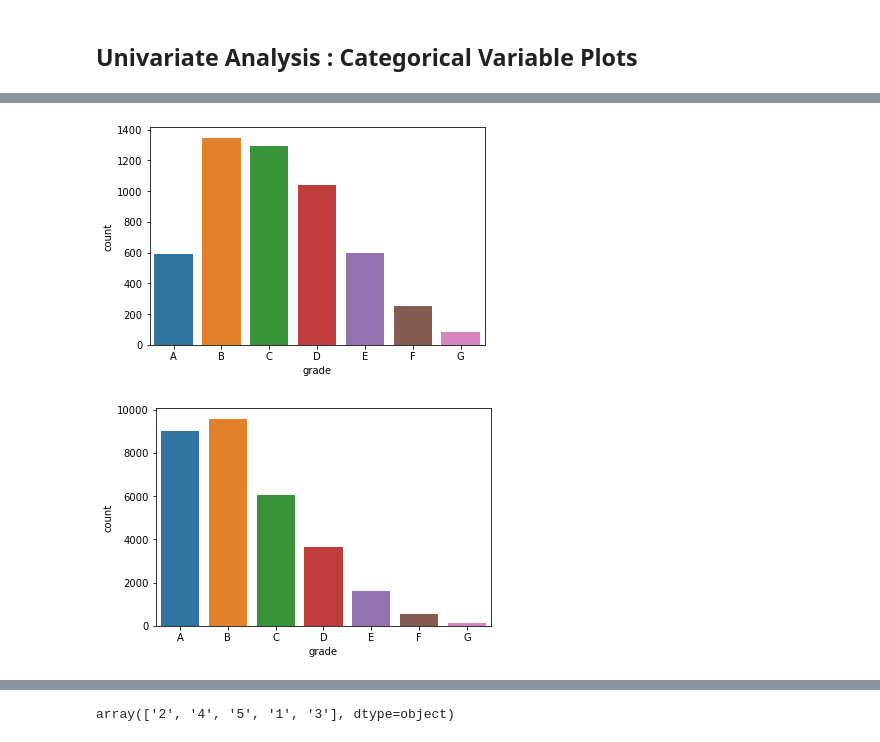
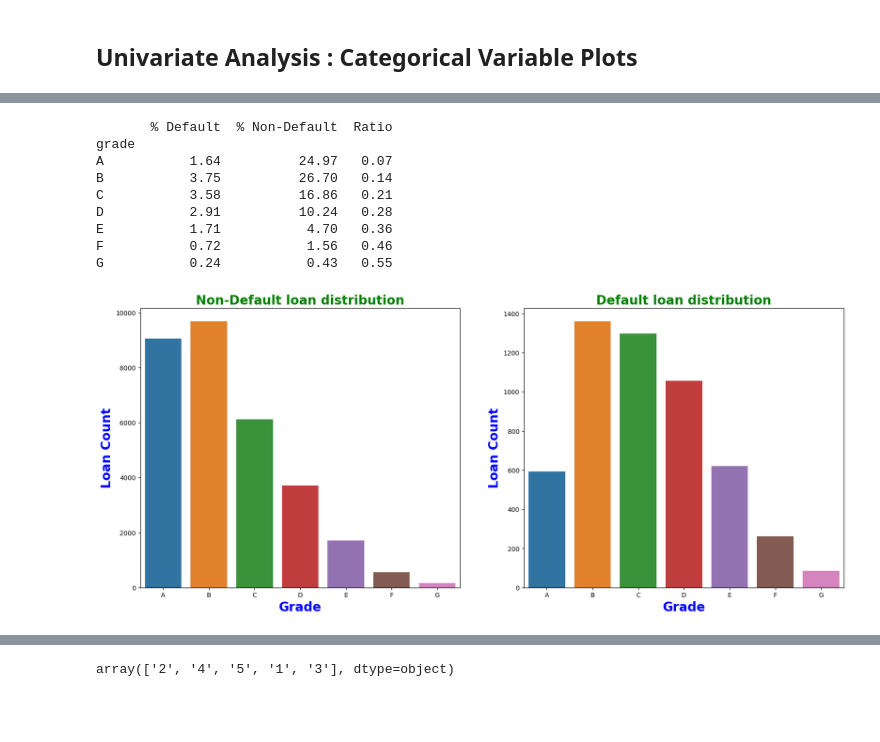
Before and after one commit to charankumarhs/LendingClubCaseStudy, a Jupyter notebook: Charan_Hulmani.ipynb, the cells around one changed output, grey strips where cells are left out. Saved outputs shown, nothing was run; the diff lists cells and outputs as text; code cells hidden in the pictures; blank space fills up the shorter version.

```diff
--- a/Charan_Hulmani.ipynb
+++ b/Charan_Hulmani.ipynb
@@ -192,7 +214,7 @@ def standardize_emp_length(emp_experience:str):
 
 df_lending_club['emp_length'] = df_lending_club['emp_length'].apply(lambda x :standardize_emp_length(str(x)))
 
-#df_lending_club[['emp_length']]= df_lending_club[['emp_length']].fillna(np.median)
+df_lending_club['emp_length']= df_lending_club['emp_length'].fillna(df_lending_club['emp_length'].median())
 # %% [markdown]
 `13. ` Standardize term by removing the word months
 # %%
@@ -222,0 +272,2 @@ memory usage: 9.7+ MB
+# %%
+df_lending_club.drop(columns=['emp_title'],inplace = True )
@@ -222,0 +276,4 @@ memory usage: 9.7+ MB
+# %%
+print(df_lending_club['loan_status'].value_counts(),'\n')
+df_lending_club['loan_status'] = df_lending_club['loan_status'].apply(lambda x : 'Non-Default' if x == 'Fully Paid' else 'Default' )
+print(df_lending_club['loan_status'].value_counts())
@@ -277,4 +342,4 @@ memory usage: 5.6+ MB
 # %% [markdown]
 `2. ` Change data type of int_rate to numeric float
 # %%
-df_lending_club['int_rate'].replace(regex = '%',value = '',inplace = True)
+df_lending_club['int_rate'] = df_lending_club['int_rate'].apply(lambda x: float(x.replace('%','')))
@@ -425,15 +562,46 @@ Name: grade, dtype: float64
-# %%
-# checking counts across different grades in both the categories seperatley
-
-sns.countplot(x='grade',order=['A','B','C','D','E','F','G'],data=df_lending_club[df_lending_club['loan_status']=='Charged Off'])
-plt.show()
-# %% [output]
-[figure, removed]
 # %%
-sns.countplot(x='grade',order=['A','B','C','D','E','F','G'],data=df_lending_club[df_lending_club['loan_status']=='Fully Paid'])
+df_default_loan_grade = df_lending_club[(df_lending_club['loan_status']=='Default')][['grade']]
+df_non_default_loan_grade = df_lending_club[(df_lending_club['loan_status']=='Non-Default')][['grade']]
+
+df_default_loan_grade_percent = df_default_loan_grade.value_counts().to_frame()/len(df_lending_club) * 100
+df_non_default_loan_grade_percent = df_non_default_loan_grade.value_counts().to_frame()/len(df_lending_club) *100
+
+
+df_loan_grade_percent = df_default_loan_grade_percent.merge(df_non_default_loan_grade_percent,
+                                                                            how = 'inner' , on ='grade')
+
+df_loan_grade_percent.rename(columns={'0_x':'% Default','0_y':'% Non-Default'},inplace=True)
+df_loan_grade_percent['Ratio'] = df_loan_grade_percent['% Default']/df_loan_grade_percent['% Non-Default']
+
+print((df_loan_grade_percent.sort_values(by='Ratio').round(decimals=2)))
+
+
+
+grade_order_to_display = sorted(df_lending_club.grade.unique().tolist())
+
+fig, ax = plt.subplots(1,2, figsize= (20,8), sharey= False)
+
+sns.countplot(ax=ax[0], x='grade',order=grade_order_to_display,
+              data=df_lending_club[df_lending_club['loan_status']=='Non-Default'])
+ax[0].set_xlabel('Grade',fontsize=20,fontweight='bold',c='b')
+ax[0].set_ylabel('Loan Count',fontsize=20,fontweight='bold',c='b')
+ax[0].set_title('Non-Default loan distribution',fontsize=20, fontweight='bold',c='g')
+
+sns.countplot(ax=ax[1], x='grade',order=grade_order_to_display,
+              data=df_lending_club[df_lending_club['loan_status']=='Default'])
+ax[1].set_xlabel('Grade',fontsize=20,fontweight='bold',c='b')
+ax[1].set_ylabel('Loan Count',fontsize=20,fontweight='bold',c='b')
+ax[1].set_title('Default loan distribution', fontsize=20,fontweight='bold',c='g')
 plt.show()
-
-## Max successful loads paid off also appearing for Grade B, an then followed by A & C
 # %% [output]
+       % Default  % Non-Default  Ratio
+grade
+A           1.64          24.97   0.07
+B           3.75          26.70   0.14
+C           3.58          16.86   0.21
+D           2.91          10.24   0.28
+E           1.71           4.70   0.36
+F           0.72           1.56   0.46
+G           0.24           0.43   0.55
-[figure, old version]
+[figure, new version]
 # %% [markdown]
```
Also changed, not shown: parts of 41 cells of this notebook.
